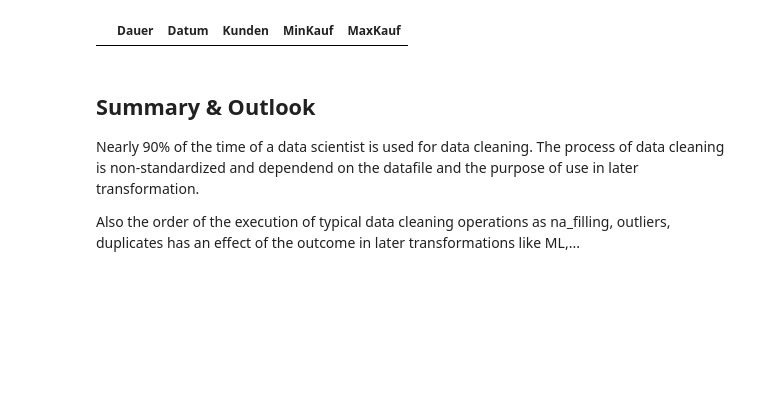
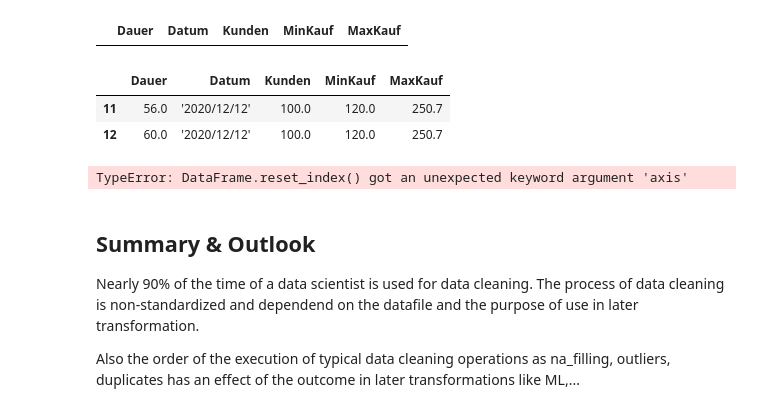
Before and after one commit to janorkan/portfolio, a Jupyter notebook: DirtyData/DirtyData.ipynb, the cells around one changed output. Drawn from its saved outputs; the diff is of its cells as text; code cells hidden in the pictures; blank space fills up the shorter version.

Commit message:
extend duplicate cleaning

```diff
--- a/DirtyData/DirtyData.ipynb
+++ b/DirtyData/DirtyData.ipynb
@@ -247,6 +247,20 @@ df
 df[df.duplicated(keep='first')]
 # %% [output]
 |  | Dauer | Datum | Kunden | MinKauf | MaxKauf |
+# %%
+# No duplicate rows found, but Datum is like an ID and should be unique
+
+df[df.duplicated(['Datum'], keep=False)]
+# %% [output]
+|  | Dauer | Datum | Kunden | MinKauf | MaxKauf |
+| 11 | 56.0 | '2020/12/12' | 100.0 | 120.0 | 250.7 |
+| 12 | 60.0 | '2020/12/12' | 100.0 | 120.0 | 250.7 |
+# %%
+df.drop_duplicates(['Datum'], keep='first', inplace=True)
+df = df.reset_index(axis='index')
+df.head(32)
+# %% [output]
+TypeError: DataFrame.reset_index() got an unexpected keyword argument 'axis'
 # %% [markdown]
 ## Summary & Outlook
 Nearly 90% of the time of a data scientist is used for data cleaning. The process of data cleaning is non-standardized and dependend on the datafile and the purpose of use in later transformation.
```
